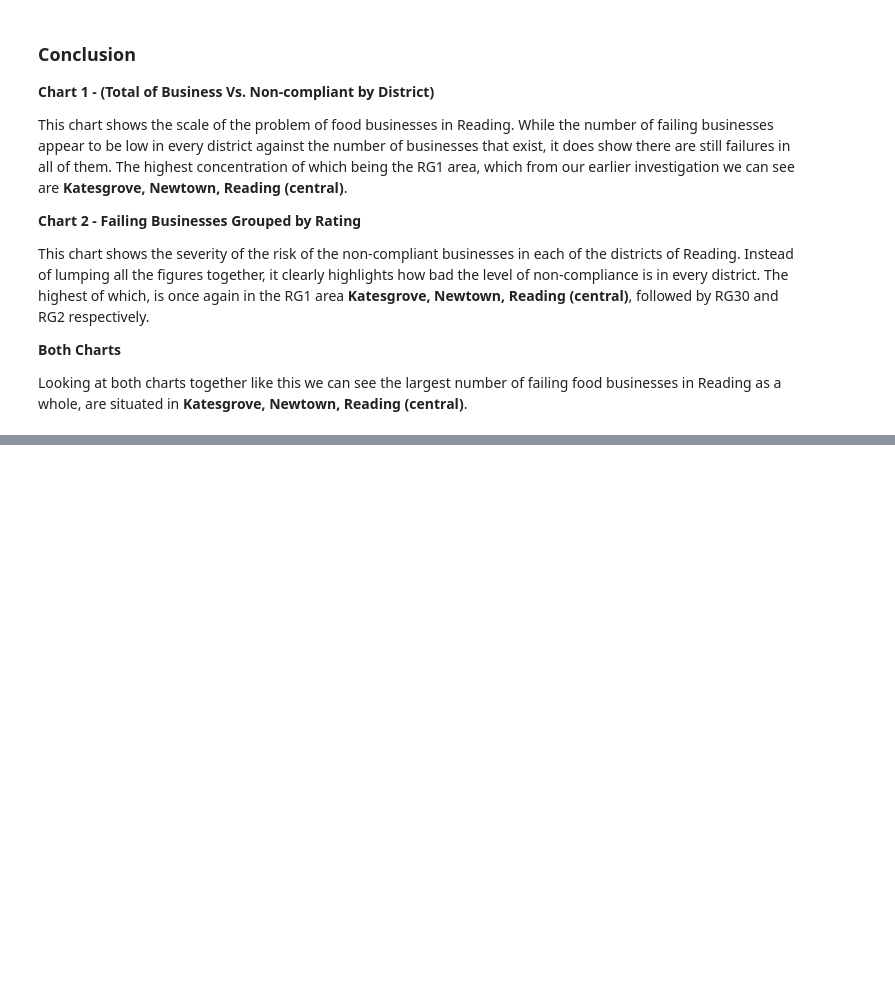
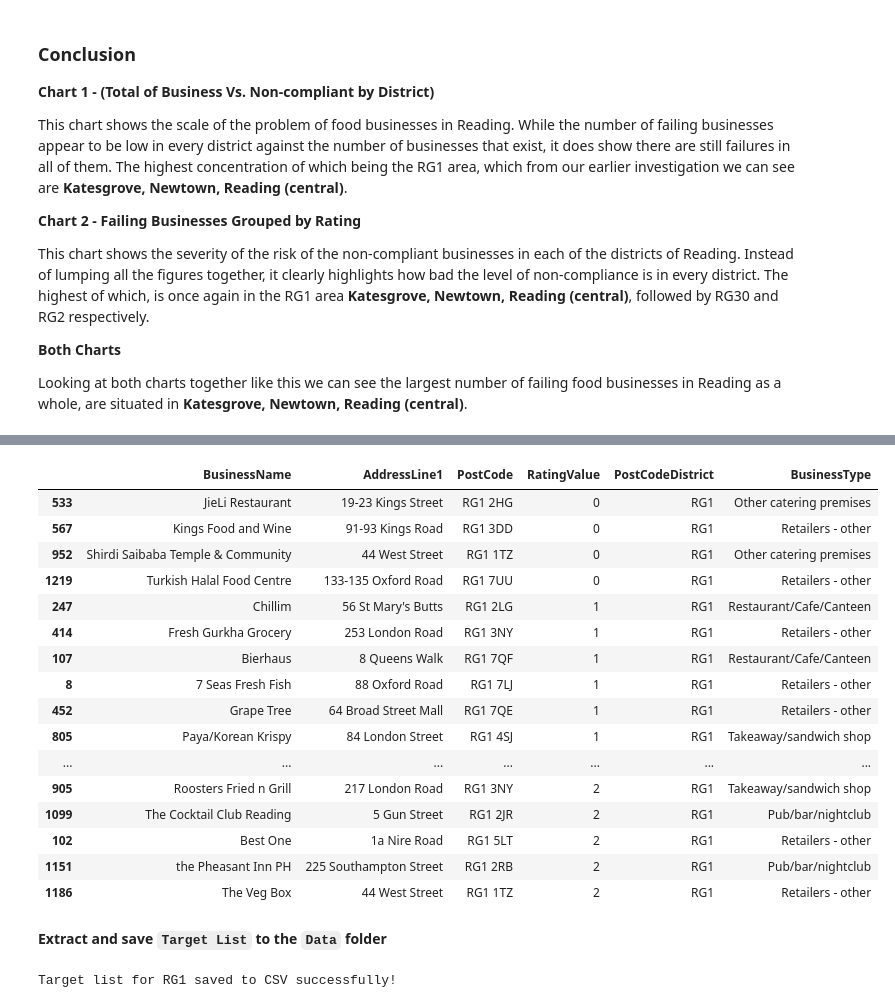
Before and after one commit to danb160/reading_food_hygiene_analysis, a Jupyter notebook: jupyter_notebooks/rfh_analysis_and_visualisations.ipynb, the cells around one changed output, grey strips where cells are left out. Cells and saved outputs as stored; diff of their text form; code cells hidden in the pictures; blank space fills up the shorter version.

Commit message:
Update Title and include targeted list creation

```diff
--- a/jupyter_notebooks/rfh_analysis_and_visualisations.ipynb
+++ b/jupyter_notebooks/rfh_analysis_and_visualisations.ipynb
@@ -453,0 +350,29 @@ Looking at both charts together like this we can see the largest number of faili
+# %%
+target_list = non_compliant_df[non_compliant_df['PostCodeDistrict'] == 'RG1'][['BusinessName', 'AddressLine1', 'PostCode', 'RatingValue', 'PostCodeDistrict', 'BusinessType']].sort_values(by='RatingValue', ascending=True)
+target_list
+# %% [output]
+|  | BusinessName | AddressLine1 | PostCode | RatingValue | PostCodeDistrict | BusinessType |
+| 533 | JieLi Restaurant | 19-23 Kings Street | RG1 2HG | 0 | RG1 | Other catering premises |
+| 567 | Kings Food and Wine | 91-93 Kings Road | RG1 3DD | 0 | RG1 | Retailers - other |
+| 952 | Shirdi Saibaba Temple & Community | 44 West Street | RG1 1TZ | 0 | RG1 | Other catering premises |
+| 1219 | Turkish Halal Food Centre | 133-135 Oxford Road | RG1 7UU | 0 | RG1 | Retailers - other |
+| 247 | Chillim | 56 St Mary's Butts | RG1 2LG | 1 | RG1 | Restaurant/Cafe/Canteen |
+| 414 | Fresh Gurkha Grocery | 253 London Road | RG1 3NY | 1 | RG1 | Retailers - other |
+| 107 | Bierhaus | 8 Queens Walk | RG1 7QF | 1 | RG1 | Restaurant/Cafe/Canteen |
+| 8 | 7 Seas Fresh Fish | 88 Oxford Road | RG1 7LJ | 1 | RG1 | Retailers - other |
+| 452 | Grape Tree | 64 Broad Street Mall | RG1 7QE | 1 | RG1 | Retailers - other |
+| 805 | Paya/Korean Krispy | 84 London Street | RG1 4SJ | 1 | RG1 | Takeaway/sandwich shop |
+| ... | ... | ... | ... | ... | ... | ... |
+| 905 | Roosters Fried n Grill | 217 London Road | RG1 3NY | 2 | RG1 | Takeaway/sandwich shop |
+| 1099 | The Cocktail Club Reading | 5 Gun Street | RG1 2JR | 2 | RG1 | Pub/bar/nightclub |
+| 102 | Best One | 1a Nire Road | RG1 5LT | 2 | RG1 | Retailers - other |
+| 1151 | the Pheasant Inn PH | 225 Southampton Street | RG1 2RB | 2 | RG1 | Pub/bar/nightclub |
+| 1186 | The Veg Box | 44 West Street | RG1 1TZ | 2 | RG1 | Retailers - other |
+# %% [markdown]
+**Extract and save `Target List` to the `Data` folder**
+# %%
+# Save the Target list to a CSV file
+target_list.to_csv('../data/target_list_RG1.csv', index=False)
+print("Target list for RG1 saved to CSV successfully!")
+# %% [output]
+Target list for RG1 saved to CSV successfully!
```
Also changed, not shown: parts of 18 cells of this notebook.
